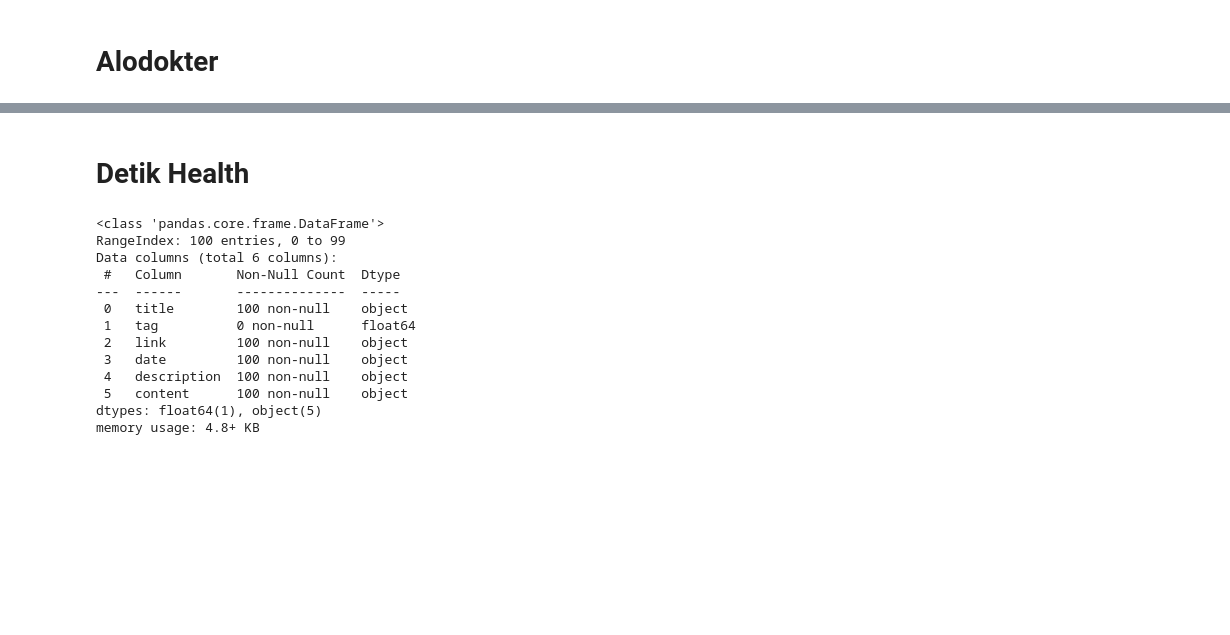
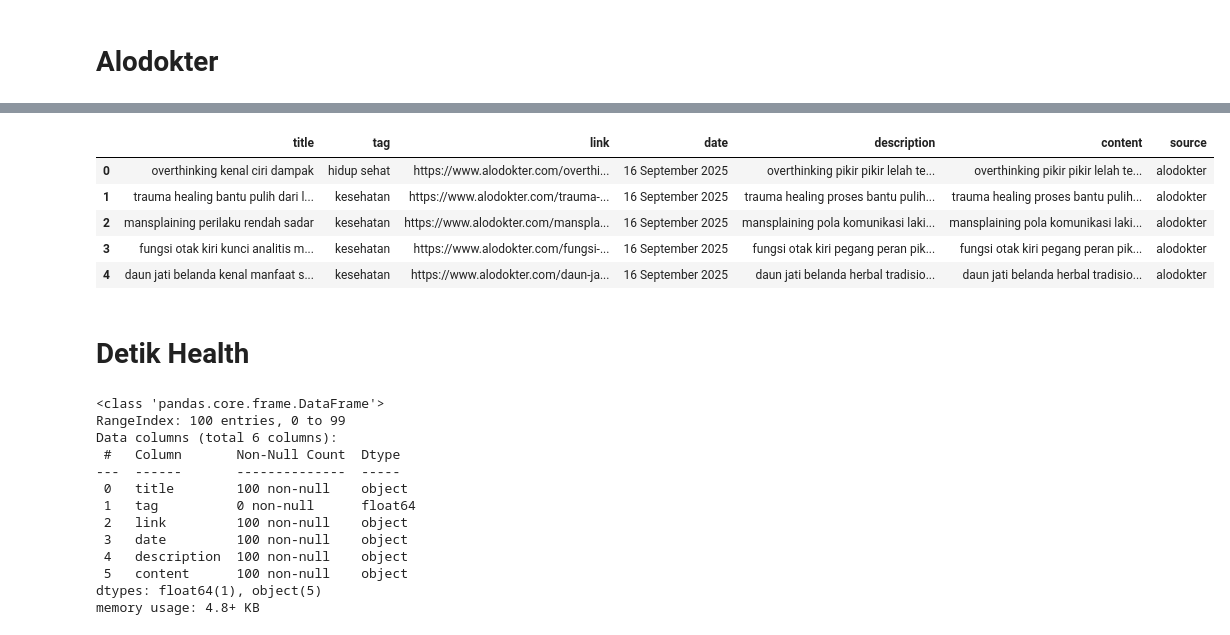
Before and after one commit to lituldust/information-retrieval-project, a Jupyter notebook: preprocessing.ipynb, the cells around one changed output, grey strips where cells are left out. Drawn from its saved outputs; the diff is of its cells as text; code cells hidden in the pictures; blank space fills up the shorter version.

```diff
--- a/preprocessing.ipynb
+++ b/preprocessing.ipynb
@@ -381,3 +406,55 @@ halodoc_df.head()
+# %%
+def preprocess_title_desc(text):
+    text = str(text).lower()
+    text = re.sub(r'http\S+|www\S+|https\S+', '', text)  # Hapus URL
+    text = re.sub(r'\@w+|\#', '', text)  # Hapus mention & hashtag
+    text = re.sub(r'\s+', ' ', text)  # Hapus spasi berlebih
+    text = re.sub(r'[^\w\s]', '', text)  # Hapus karakter non-alfanumerik
+    text = ''.join([c for c in text if c not in string.punctuation])  # Hapus tanda baca
+    text = ' '.join([w for w in text.split() if w not in custom_stop_words])  # Stopword removal
+    text = ' '.join(stem_tokens(text.split()))  # Stemming
+    return text.strip()
+# %%
+def preprocess_content_alodokter(text):
+    text = str(text).lower()
+    text = normalize_text(text, istilah_kesehatan)  # Normalisasi istilah kesehatan
+    text = re.sub(r'http\S+|www\S+|https\S+', '', text, flags=re.MULTILINE)  # Hapus URL
+    text = re.sub(r'\@w+|\#', '', text)  # Hapus mention & hashtag
+    text = re.sub(r'advertisement', '', text, flags=re.IGNORECASE)  # Hapus "advertisement"
+    text = re.sub(r'^.*?daftar isi', '', text, flags=re.DOTALL|re.IGNORECASE)  # Hapus "daftar isi"
+    text = re.sub(r'referensi.*$', '', text, flags=re.DOTALL|re.IGNORECASE)  # Hapus "referensi"
+    text = re.sub(r'\s*\d{1,2}[/-]\d{1,2}(?:[/-]\d{2,4})?\s*', 'DATE', text)  # Normalisasi tanggal
+    text = re.sub(r'\s+', ' ', text)  # Hapus spasi berlebih
+    text = re.sub(r'[^\w\s]', '', text)  # Hapus karakter non-alfanumerik
+    text = ''.join([c for c in text if c not in string.punctuation])  # Hapus tanda baca
+    text = ' '.join([w for w in text.split() if w not in custom_stop_words])  # Stopword removal
+    text = ' '.join(stem_tokens(text.split()))  # Stemming
+    return text.strip()
+# %%
+def preprocess_date_alodokter(text):
+    text = str(text).replace("Terakhir diperbarui:", "").strip()
+    try:
+        # Set locale ke Indonesia
+        locale.setlocale(locale.LC_TIME, "id_ID.UTF-8")
+        dt = datetime.strptime(text, "%d %B %Y")
+        return dt.strftime("%d %B %Y")
+    except Exception:
+        raise ValueError(f"Format tanggal tidak dikenali: {text}")
+# %%
+alodokter_df['title'] = alodokter_df['title'].apply(preprocess_title_desc)
+alodokter_df['description'] = alodokter_df['description'].apply(preprocess_title_desc)
+alodokter_df['content'] = alodokter_df['content'].apply(preprocess_content_alodokter)
+alodokter_df['date'] = alodokter_df['date'].apply(preprocess_date_alodokter)
+alodokter_df['tag'] = alodokter_df['tag'].str.lower()
+# %%
+alodokter_df.head()
+# %% [output]
+|  | title | tag | link | date | description | content | source |
+| 0 | overthinking kenal ciri dampak | hidup sehat | https://www.alodokter.com/overthi... | 16 September 2025 | overthinking pikir pikir lelah te... | overthinking pikir pikir lelah te... | alodokter |
+| 1 | trauma healing bantu pulih dari l... | kesehatan | https://www.alodokter.com/trauma-... | 16 September 2025 | trauma healing proses bantu pulih... | trauma healing proses bantu pulih... | alodokter |
+| 2 | mansplaining perilaku rendah sadar | kesehatan | https://www.alodokter.com/manspla... | 16 September 2025 | mansplaining pola komunikasi laki... | mansplaining pola komunikasi laki... | alodokter |
+| 3 | fungsi otak kiri kunci analitis m... | kesehatan | https://www.alodokter.com/fungsi-... | 16 September 2025 | fungsi otak kiri pegang peran pik... | fungsi otak kiri pegang peran pik... | alodokter |
+| 4 | daun jati belanda kenal manfaat s... | kesehatan | https://www.alodokter.com/daun-ja... | 16 September 2025 | daun jati belanda herbal tradisio... | daun jati belanda herbal tradisio... | alodokter |
 # %% [markdown]
 # Detik Health
 # %%
```
Also changed, not shown: parts of 5 cells of this notebook.
